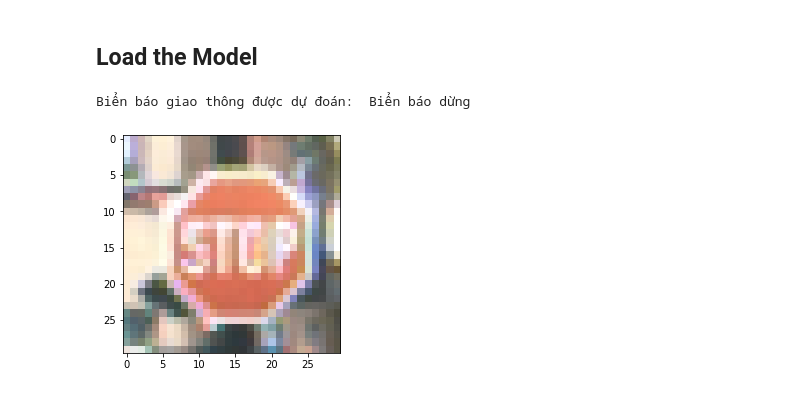
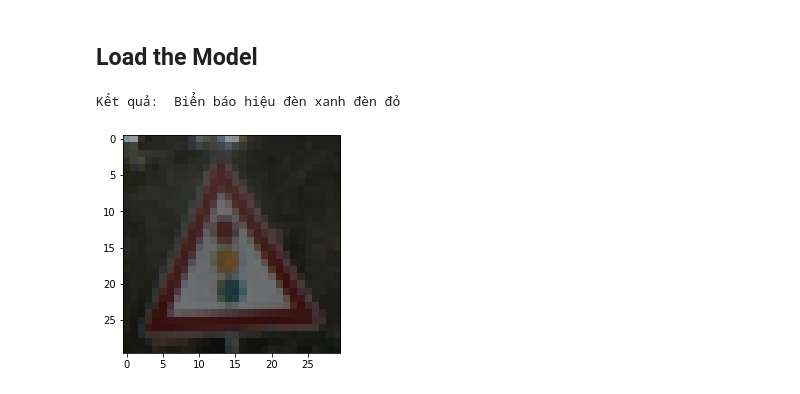
Before and after one commit to nhabt-uit/CS2225.CH1801.N014, a Jupyter notebook: VRA.ipynb, the cells around one changed output. Cells and saved outputs as stored; diff of their text form; code cells hidden in the pictures.

```diff
--- a/VRA.ipynb
+++ b/VRA.ipynb
@@ -39,7 +39,7 @@ cur_path
 ## Preprocess the images
 # %%
 for i in range(classes):
-    path = os.path.join(cur_path,'/content/drive/My Drive/VRA - Self Driving Cars/vra/train',str(i))
+    path = os.path.join(cur_path,'/content/drive/My Drive/VRA-CS2225.CH1801.N014/vra/train',str(i))
     images = os.listdir(path)
     for a in images:
         try:
@@ -63,8 +63,8 @@ np.save('/content/drive/My Drive/VRA - Self Driving Cars/vra/target',labels)
 # %% [markdown]
 ## Load data & Labels
 # %%
-data=np.load('/content/drive/My Drive/VRA - Self Driving Cars/vra/data.npy')
-labels=np.load('/content/drive/My Drive/VRA - Self Driving Cars/vra/target.npy')
+data=np.load('/content/drive/My Drive/VRA-CS2225.CH1801.N014/vra/data.npy')
+labels=np.load('/content/drive/My Drive/VRA-CS2225.CH1801.N014/vra/target.npy')
 # %%
 print(data.shape, labels.shape)
 # %% [output]
@@ -159,7 +158,7 @@ def testing(testcsv):
     X_test=np.array(data)
     return X_test,label
 # %%
-X_test, label = testing('/content/drive/My Drive/VRA - Self Driving Cars/vra/archive/Test - Test.csv')
+X_test, label = testing('/content/drive/My Drive/VRA-CS2225.CH1801.N014/vra/archive/Test - Test.csv')
 # %%
 Y_pred = model.predict_classes(X_test)
 Y_pred
@@ -180,9 +179,9 @@ model.save("/content/drive/My Drive/VRA - Self Driving Cars/vra/NhaModelVRA.h5")
 ## Load the Model
 # %%
 import os
-os.chdir(r'/content/drive/My Drive/VRA - Self Driving Cars/')
+os.chdir(r'/content/drive/My Drive/VRA-CS2225.CH1801.N014/')
 from keras.models import load_model
-model = load_model('/content/drive/My Drive/VRA - Self Driving Cars/vra/NhaModelVRA.h5')
+model = load_model('/content/drive/My Drive/VRA-CS2225.CH1801.N014/vra/NhaModelVRA.h5')
 # %%
 # Classes of trafic signs
 classes = { 0:'Biển báo giới hạn tốc độ (20km/h)',
@@ -204,12 +203,12 @@ def test_on_img(img):
     Y_pred = model.predict_classes(X_test)
     return image,Y_pred
 # %%
-plot,prediction = test_on_img(r'/content/drive/My Drive/VRA - Self Driving Cars/vra/test/00167.png')
+plot,prediction = test_on_img(r'/content/drive/My Drive/VRA-CS2225.CH1801.N014/vra/test/01695.png')
 s = [str(i) for i in prediction]
 a = int("".join(s))
-print("Biển báo giao thông được dự đoán: ", classes[a])
+print("Kết quả: ", classes[a])
 plt.imshow(plot)
 plt.show()
 # %% [output]
-Biển báo giao thông được dự đoán:  Biển báo dừng
+Kết quả:  Biển báo hiệu đèn xanh đèn đỏ
-[figure, old version]
+[figure, new version]
```
Also changed, not shown: parts of 6 cells of this notebook.
